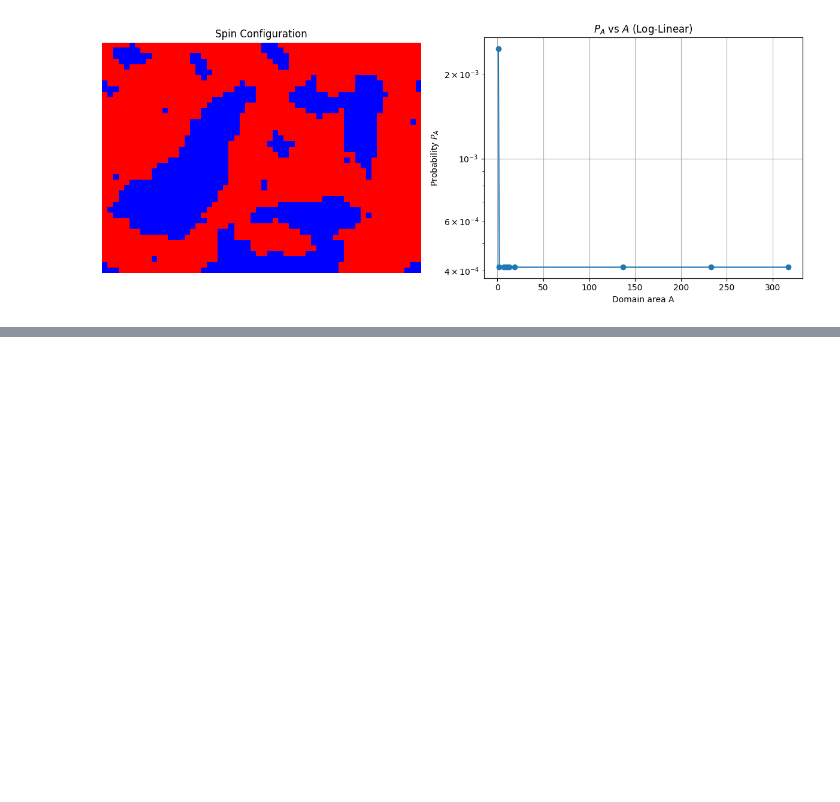
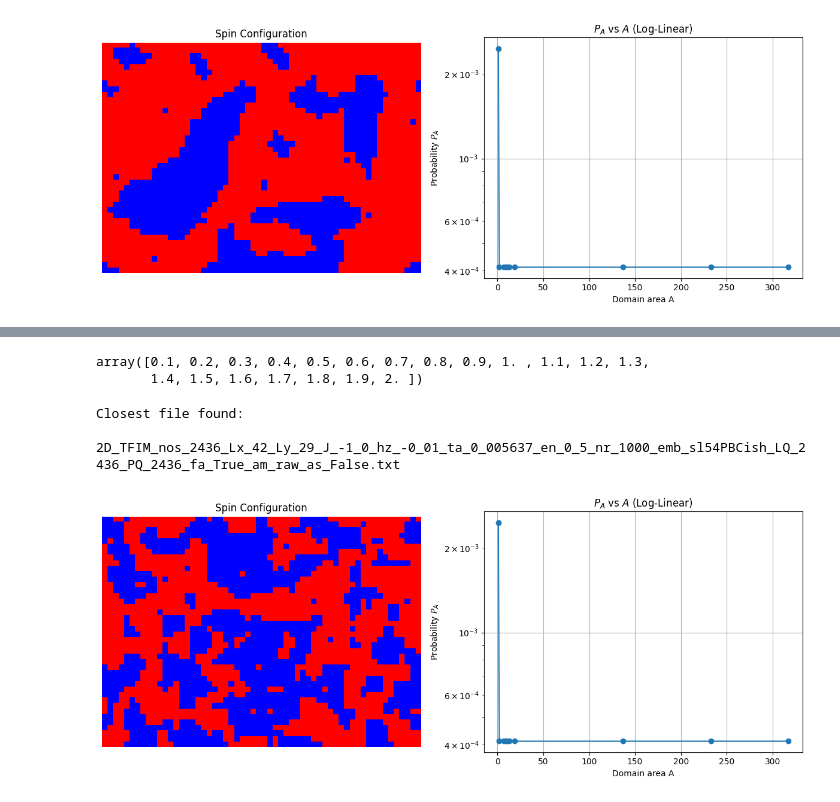
Before and after one commit to JakaVodebPhysics/MinimalExampleAnalysisOfDomainConfigurations, a Jupyter notebook: SharingDataFromD-Wave.ipynb, the cells around one changed output, grey strips where cells are left out. Saved outputs shown, nothing was run; the diff lists cells and outputs as text; code cells hidden in the pictures; blank space fills up the shorter version.

Commit message:
Updated main Jupyter file with plotting configurations

```diff
--- a/SharingDataFromD-Wave.ipynb
+++ b/SharingDataFromD-Wave.ipynb
@@ -1100,0 +1285,5 @@ plt.show()
+# %%
+np.unique(ens)
+# %% [output]
+array([0.1, 0.2, 0.3, 0.4, 0.5, 0.6, 0.7, 0.8, 0.9, 1. , 1.1, 1.2, 1.3,
+       1.4, 1.5, 1.6, 1.7, 1.8, 1.9, 2. ])
@@ -1100,0 +1321,61 @@ plt.show()
+# %%
+# Target values
+hz_target = -0.01
+ta_target = 0.0054 # IN MICROSECONDS. BE CAREFUL WHICH FILE IS ACTUALLY FOUND! IT MIGHT HAVE A DIFFERENT ANNEALING TIME VALUE.
+en_target = 0.5
+
+# Directory to search
+#results_dir = 'C:/Users/jakav/Desktop/IJS/D-Wave/FastAnnealing/QuantumAnnealer/Results/Results-6th-sweep/'
+results_dir = 'D_Wave_data_dicts/'
+
+# Pattern to extract hz, ta, en from filenames
+pattern = re.compile(r"_hz_(-?\d+_\d+)_ta_(\d+_\d+)_en_(\d+_\d+)_")
+
+closest_file = None
+min_distance = float('inf')
+
+# Loop through files and extract hz, ta, en
+for fname in os.listdir(results_dir):
+    match = pattern.search(fname)
+    if match:
+        try:
+            hz_val = float(match.group(1).replace('_', '.'))
+            ta_val = float(match.group(2).replace('_', '.'))
+            en_val = float(match.group(3).replace('_', '.'))
+
+            # Compute distance to target values
+            dist = np.sqrt((hz_val - hz_target)**2 + (ta_val - ta_target)**2 + (en_val - en_target)**2)
+
+            if dist < min_distance:
+                min_distance = dist
+                closest_file = fname
+        except ValueError:
+            continue  # skip if conversion fails
+
+# Report result
+if closest_file:
+    print(f"Closest file found:\n  {closest_file}")
+
+    # Load results
+    results = dimod.SampleSet.from_serializable(pickle.load(lzma.open(results_dir + closest_file,'rb'))).to_pandas_dataframe()
+else:
+    print("No matching file found.")
+
+config = results.iloc[randrange(num_reads)][indices].to_numpy().astype(int).reshape((Lx,2*Ly))
+
+# Plot
+fig, axs = plt.subplots(1, 2, figsize=(12, 5))
+axs[0].imshow(config, cmap='bwr', interpolation='nearest')
+axs[0].set_title("Spin Configuration")
+axs[0].axis('off')
+axs[1].semilogy(A_vals, P_A_vals, 'o-')
+axs[1].set_xlabel("Domain area A")
+axs[1].set_ylabel("Probability $P_A$")
+axs[1].set_title("$P_A$ vs $A$ (Log-Linear)")
+axs[1].grid(True)
+plt.tight_layout()
+plt.show()
+# %% [output]
+Closest file found:
+  2D_TFIM_nos_2436_Lx_42_Ly_29_J_-1_0_hz_-0_01_ta_0_005637_en_0_5_nr_1000_emb_sl54PBCish_LQ_2436_PQ_2436_fa_True_am_raw_as_False.txt
+[figure, added]
```
Also changed, not shown: parts of 7 cells of this notebook.
